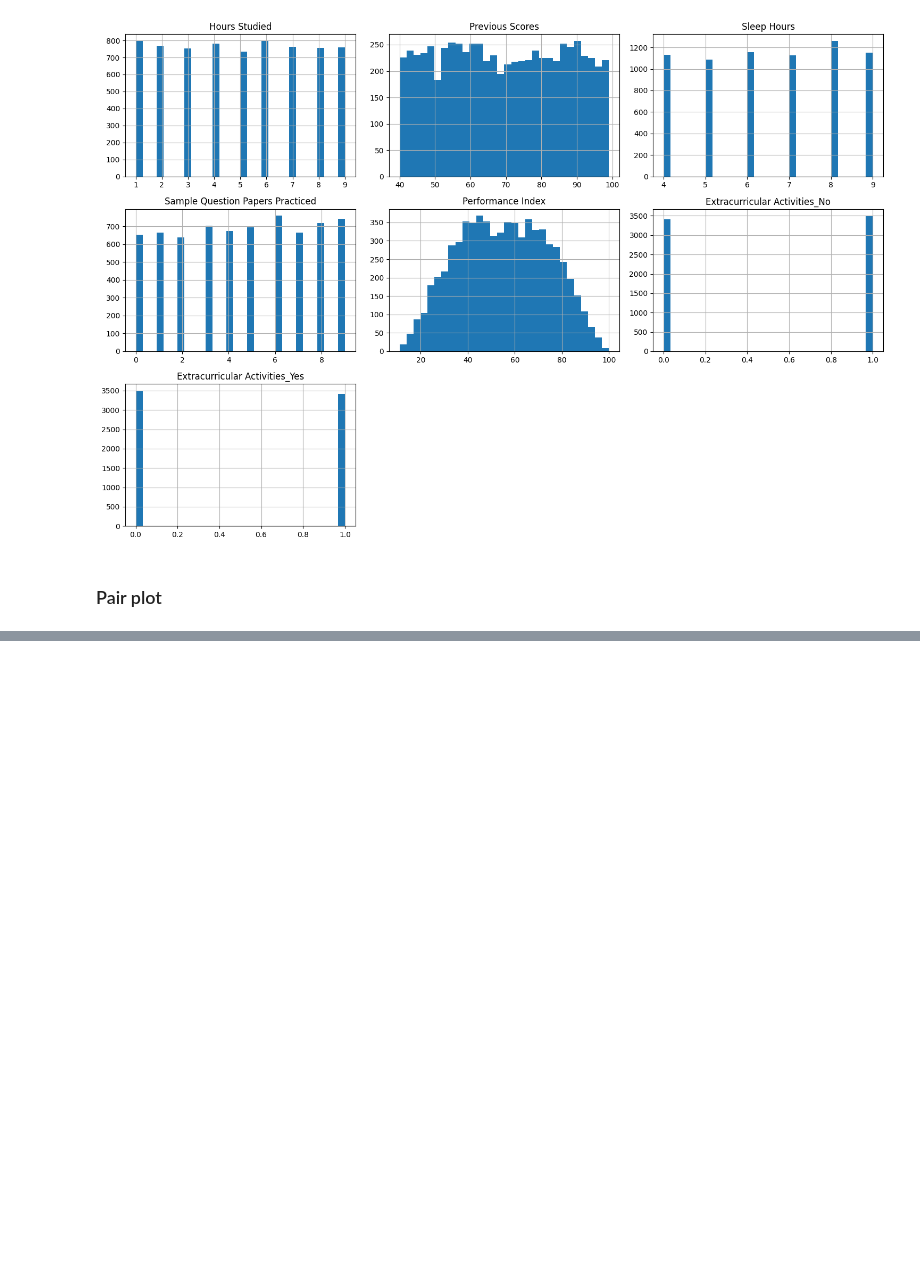
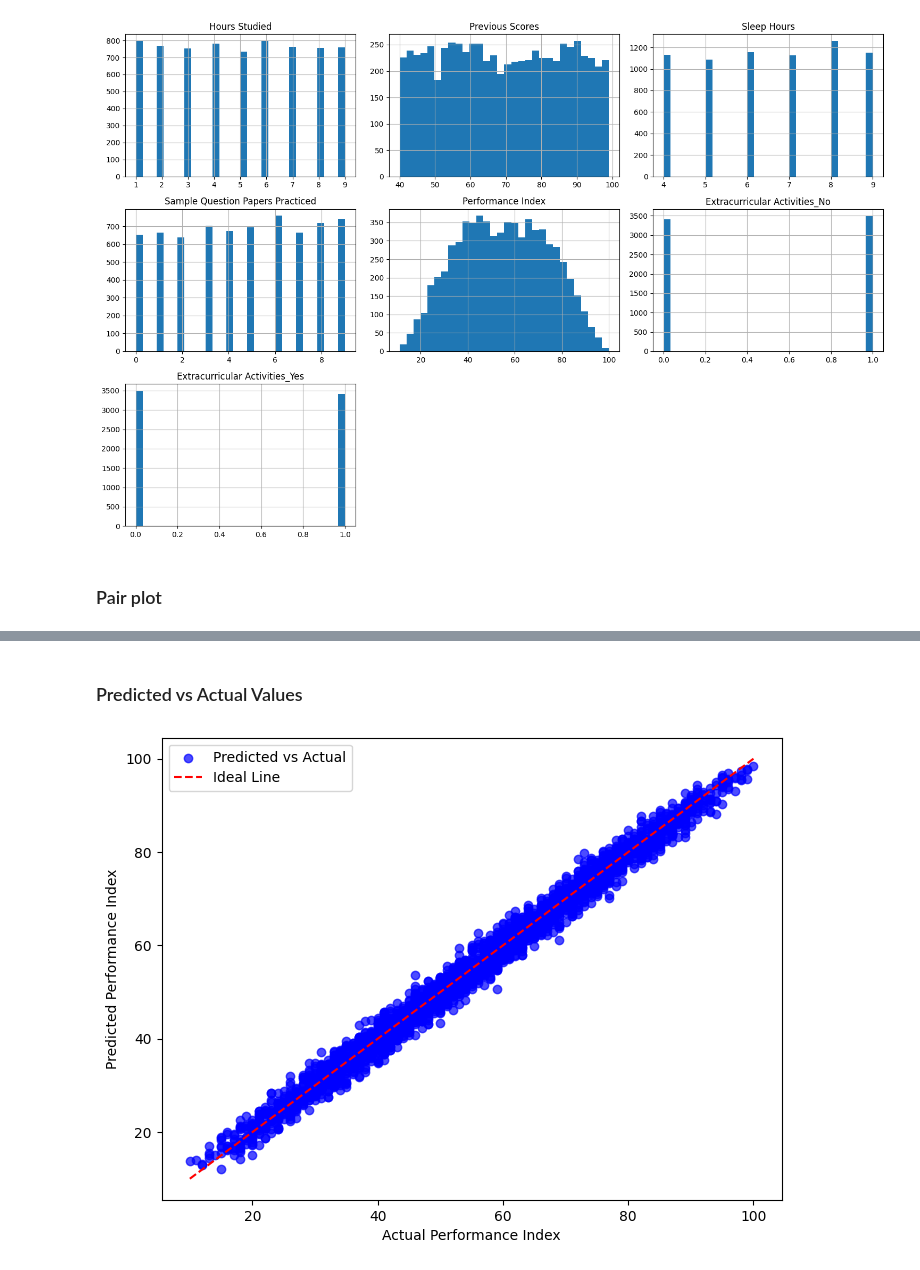
Before and after one commit to moodizone/machine_learning, a Jupyter notebook: notebooks/student-performance.ipynb, the cells around one changed output, grey strips where cells are left out. Cells and saved outputs as stored; diff of their text form; code cells hidden in the pictures; blank space fills up the shorter version.

```diff
--- a/notebooks/student-performance.ipynb
+++ b/notebooks/student-performance.ipynb
@@ -162,0 +200,27 @@ plt.show()
+# %%
+X_train = train_data[train_data.columns.difference([target_col])]
+y_train = train_data[[target_col]]
+
+X_test = test_data[train_data.columns.difference([target_col])]
+y_test = test_data[[target_col]]
+
+# Initialize and fit the model
+model = LinearRegression()
+model.fit(X_train, y_train)
+
+# Make predictions
+y_pred = model.predict(X_test)
+
+# Evaluate the model
+mse = mean_squared_error(y_test, y_pred)
+mae = mean_absolute_error(y_test, y_pred)
+r2 = r2_score(y_test, y_pred)
+
+print(f"Mean Squared Error: {mse:.2f}")
+print(f"Mean Absolute Error: {mae:.2f}")
+print(f"R-squared: {r2:.2f}")
+
+# Display coefficients
+coefficients = pd.DataFrame({"Feature": X_train.columns, "Coefficient": model.coef_[0]})
+coefficients = coefficients.sort_values(by="Coefficient", key=abs, ascending=False)
+print(coefficients)
@@ -162,0 +238,19 @@ plt.show()
+# %% [markdown]
+### Predicted vs Actual Values
+# %%
+# Scatter plot of actual vs predicted
+plt.figure(figsize=(8, 6))
+plt.scatter(y_test, y_pred, alpha=0.7, color="blue", label="Predicted vs Actual")
+plt.plot(
+    [y_test.min(), y_test.max()],
+    [y_test.min(), y_test.max()],
+    color="red",
+    linestyle="--",
+    label="Ideal Line",
+)
+plt.xlabel("Actual Performance Index")
+plt.ylabel("Predicted Performance Index")
+plt.legend()
+plt.show()
+# %% [output]
+[figure, added]
```
Also changed, not shown: parts of 13 cells of this notebook, 1 other file.
